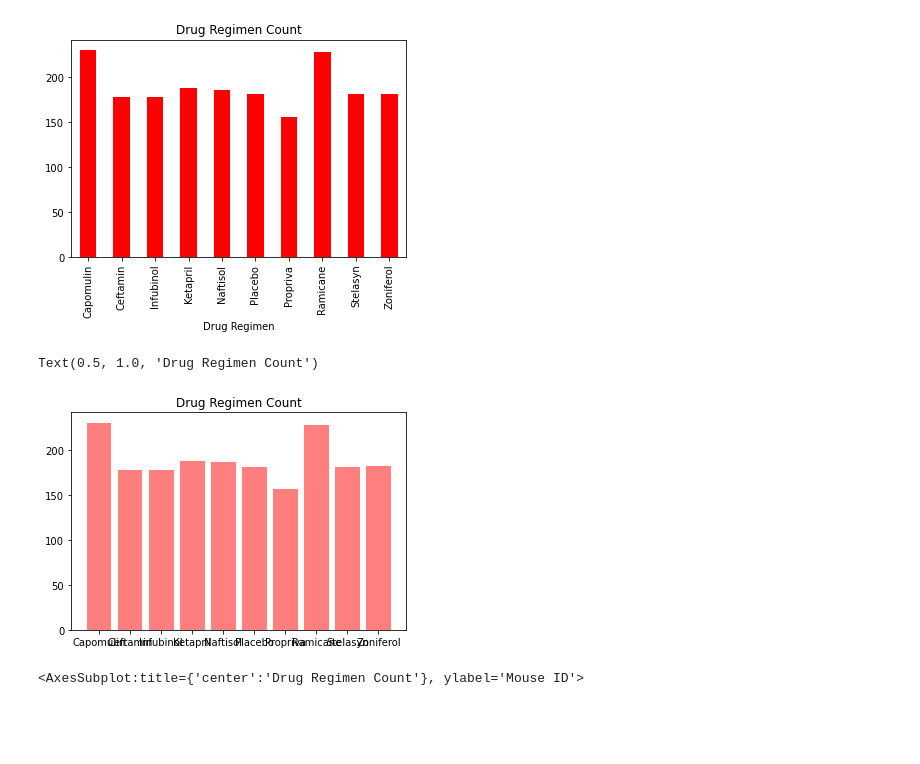
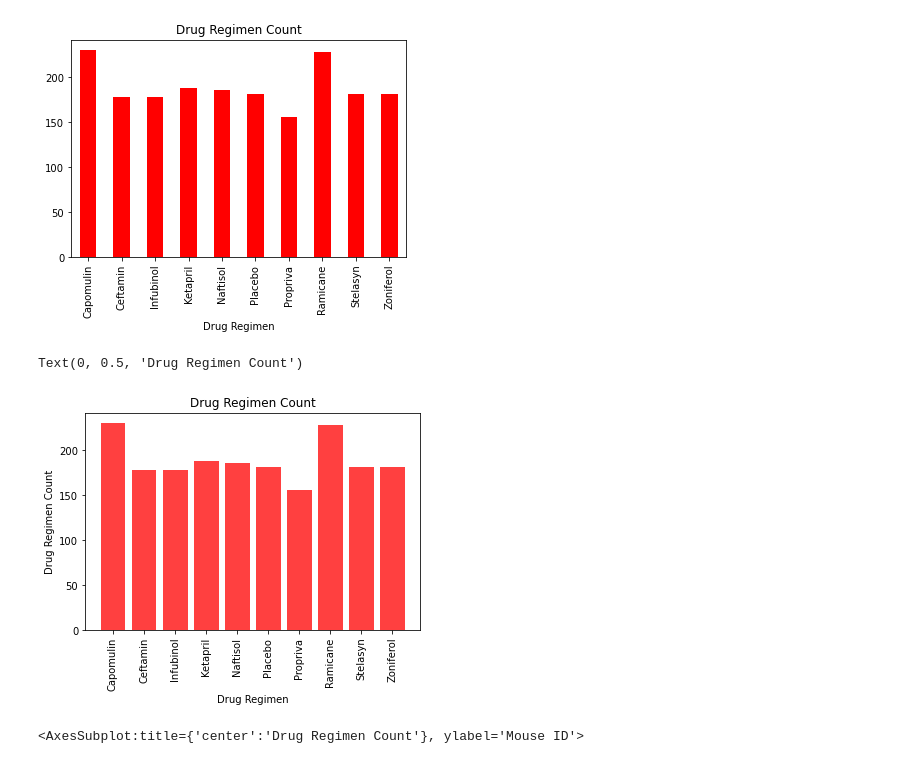
Before and after one commit to alekyaagadiraju/Matplotlib-challenge, a Jupyter notebook: Pharma.ipynb, the cells around one changed output. Saved outputs shown, nothing was run; the diff lists cells and outputs as text; code cells hidden in the pictures; blank space fills up the shorter version.

```diff
--- a/Pharma.ipynb
+++ b/Pharma.ipynb
@@ -130,14 +112,17 @@ drug_count.plot(kind="bar", title = "Drug Regimen Count", color="red", legend=Fa
 # %%
 # Generate a bar plot showing the total number of measurements taken on each drug regimen using pyplot.
 
 count = clean_df.groupby(["Drug Regimen"])["Age_months"].count()
 drugs = summary_df.index
 
-plt.bar(drugs, count, color='r', alpha=0.5, align="center")
+plt.bar(drugs, count, color='r', alpha=0.75, align="center")
+plt.xticks(drugs,rotation="vertical")
 plt.title("Drug Regimen Count")
+plt.xlabel("Drug Regimen")
+plt.ylabel("Drug Regimen Count")
 # %% [output]
-Text(0.5, 1.0, 'Drug Regimen Count')
+Text(0, 0.5, 'Drug Regimen Count')
-[figure, old version]
+[figure, new version]
 # %%
 # Generate a pie plot showing the distribution of female versus male mice using pandas
 
```
Also changed, not shown: parts of 16 cells of this notebook.
